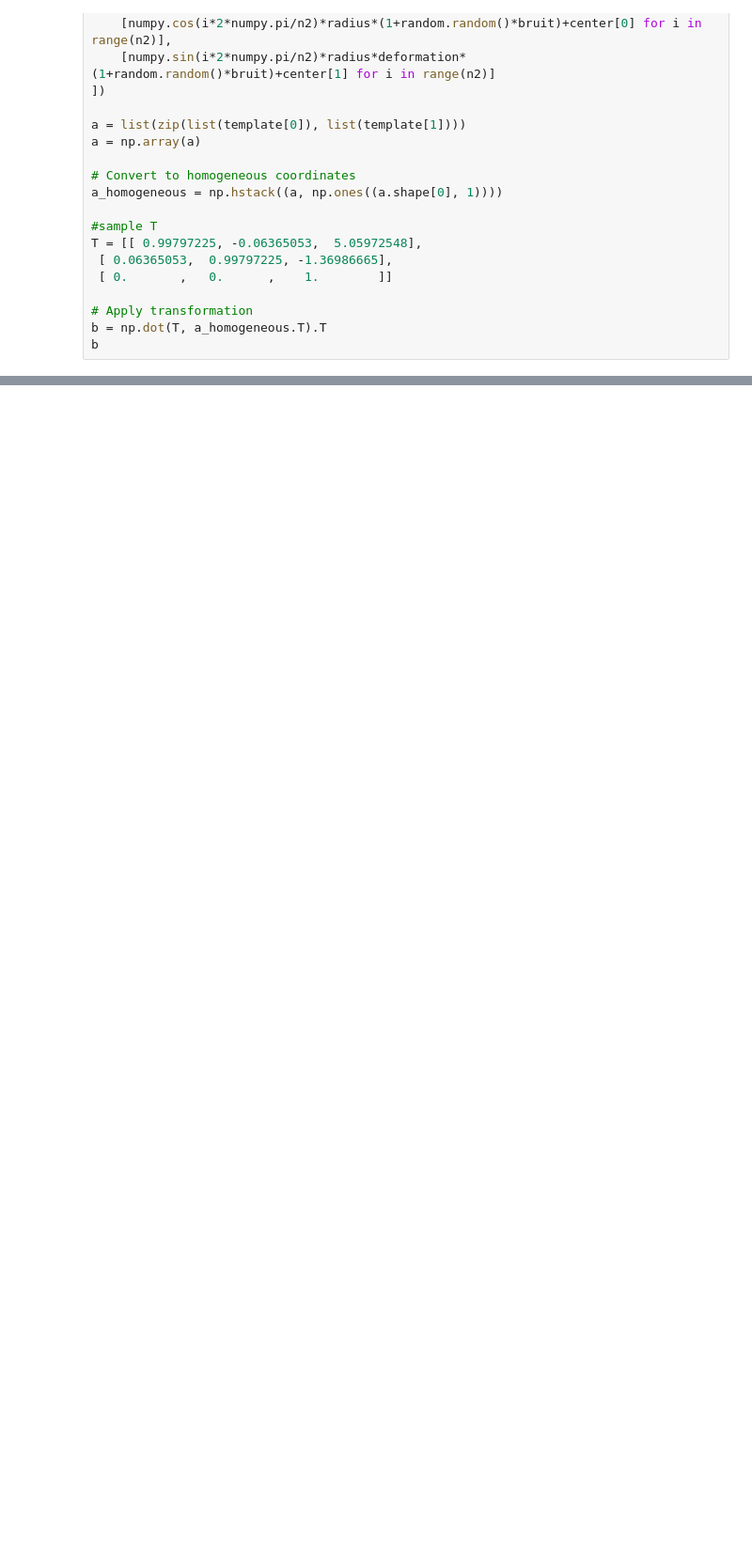
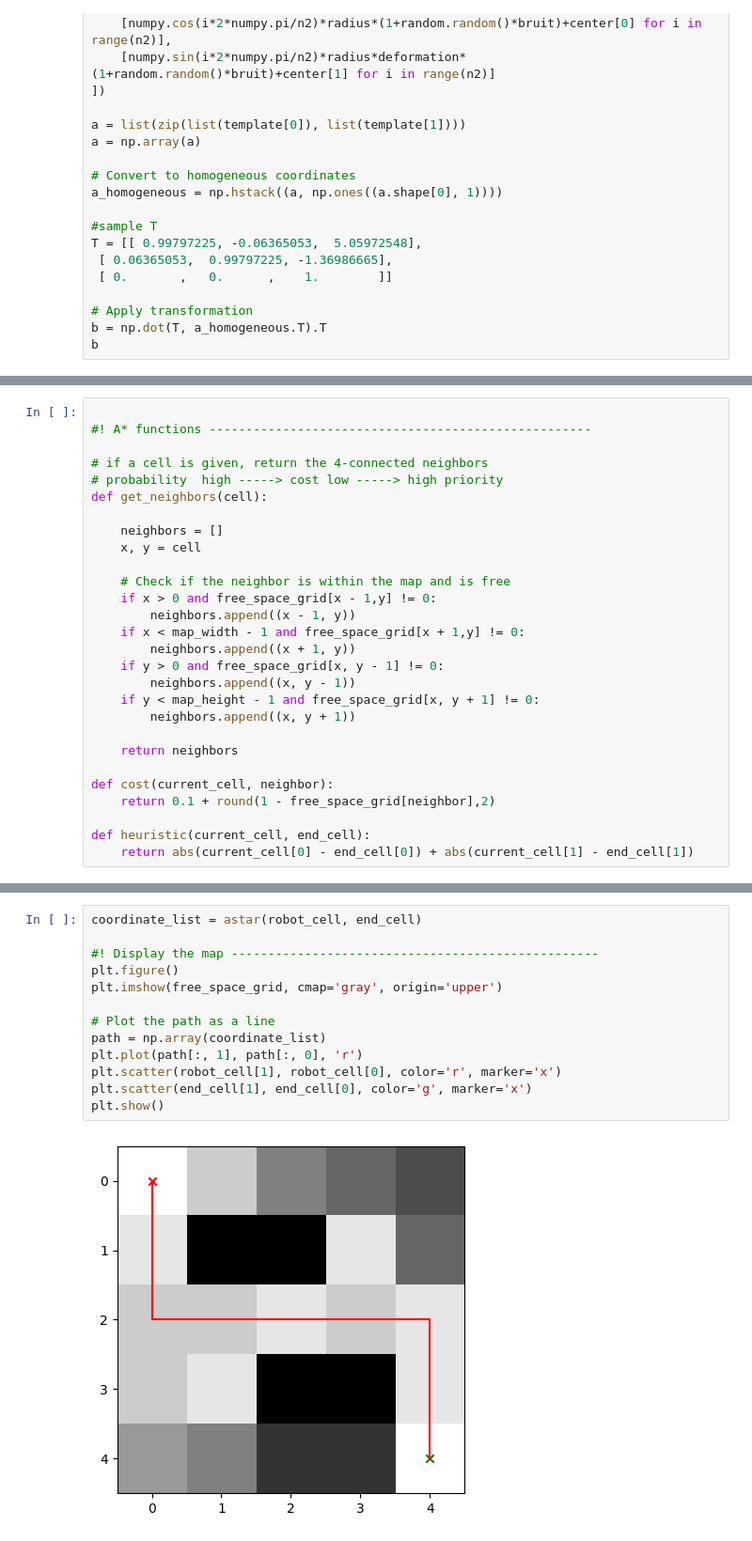
Before and after one commit to Kawai-Senpai/SLAMBot_Python, a Jupyter notebook: test.ipynb, the cells around one changed output, grey strips where cells are left out. Shown: that part at 94% size. Saved outputs shown, nothing was run; the diff lists cells and outputs as text; blank space fills up the shorter version.

```diff
--- a/test.ipynb
+++ b/test.ipynb
@@ -198,0 +233,28 @@ b
+# %%
+
+#! A* functions ----------------------------------------------------
+
+# if a cell is given, return the 4-connected neighbors
+# probability  high -----> cost low -----> high priority
+def get_neighbors(cell):
+
+    neighbors = []
+    x, y = cell
+
+    # Check if the neighbor is within the map and is free
+    if x > 0 and free_space_grid[x - 1,y] != 0:
+        neighbors.append((x - 1, y))
+    if x < map_width - 1 and free_space_grid[x + 1,y] != 0:
+        neighbors.append((x + 1, y))
+    if y > 0 and free_space_grid[x, y - 1] != 0:
+        neighbors.append((x, y - 1))
+    if y < map_height - 1 and free_space_grid[x, y + 1] != 0:
+        neighbors.append((x, y + 1))
+
+    return neighbors
+
+def cost(current_cell, neighbor):
+    return 0.1 + round(1 - free_space_grid[neighbor],2)
+
+def heuristic(current_cell, end_cell):
+    return abs(current_cell[0] - end_cell[0]) + abs(current_cell[1] - end_cell[1])
@@ -198,0 +348,15 @@ b
+# %%
+coordinate_list = astar(robot_cell, end_cell)
+
+#! Display the map --------------------------------------------------
+plt.figure()
+plt.imshow(free_space_grid, cmap='gray', origin='upper')
+
+# Plot the path as a line
+path = np.array(coordinate_list)
+plt.plot(path[:, 1], path[:, 0], 'r')
+plt.scatter(robot_cell[1], robot_cell[0], color='r', marker='x')
+plt.scatter(end_cell[1], end_cell[0], color='g', marker='x')
+plt.show()
+# %% [output]
+[figure, added]
```
Also changed, not shown: parts of 3 cells of this notebook, 4 other files.
